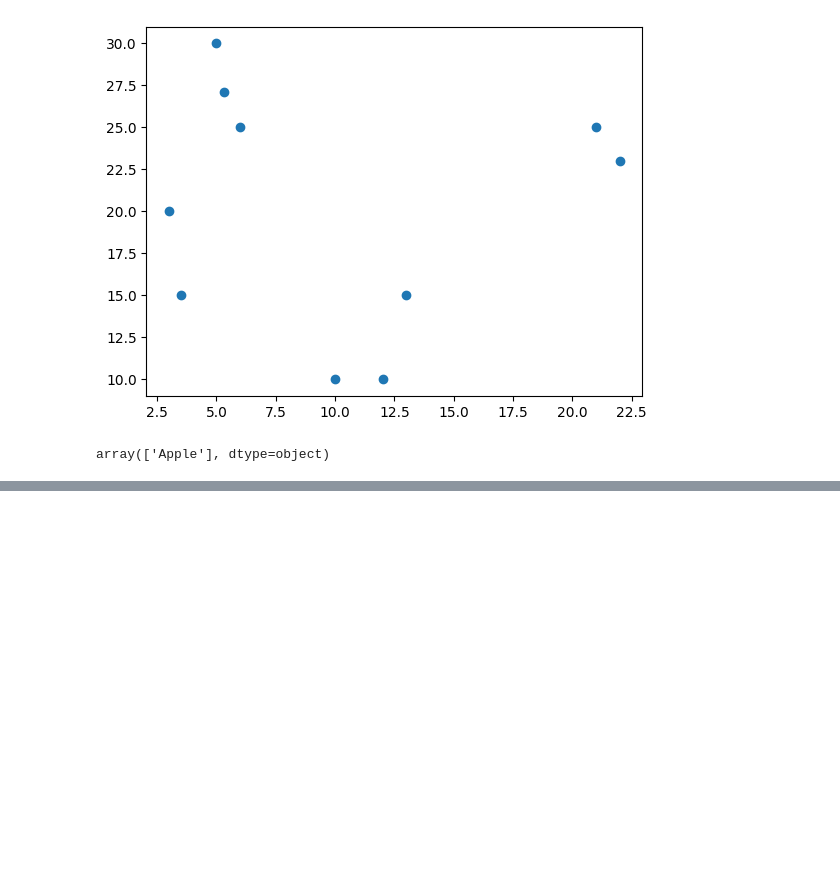
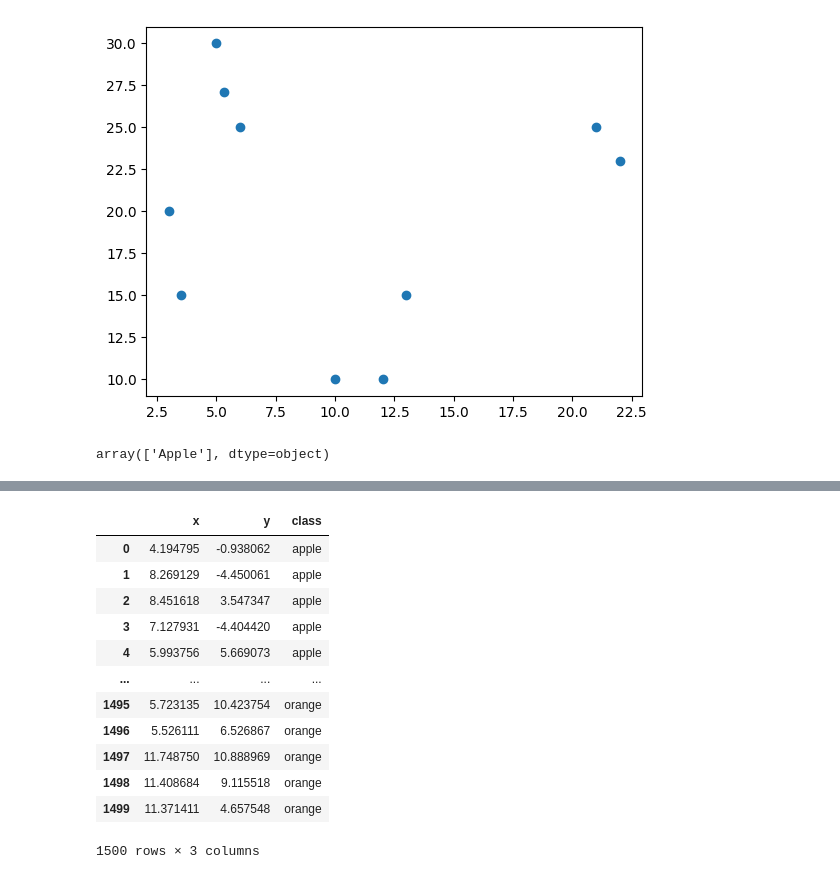
Before and after one commit to nnkrishnakumar/WD_MachineLearning-23-1-2023-, a Jupyter notebook: first.ipynb, the cells around one changed output, grey strips where cells are left out. Saved outputs shown, nothing was run; the diff lists cells and outputs as text; code cells hidden in the pictures; blank space fills up the shorter version.

```diff
--- a/first.ipynb
+++ b/first.ipynb
@@ -234,0 +266,16 @@ array(['Apple'], dtype=object)
+# %%
+df
+# %% [output]
+|  | x | y | class |
+| 0 | 4.194795 | -0.938062 | apple |
+| 1 | 8.269129 | -4.450061 | apple |
+| 2 | 8.451618 | 3.547347 | apple |
+| 3 | 7.127931 | -4.404420 | apple |
+| 4 | 5.993756 | 5.669073 | apple |
+| ... | ... | ... | ... |
+| 1495 | 5.723135 | 10.423754 | orange |
+| 1496 | 5.526111 | 6.526867 | orange |
+| 1497 | 11.748750 | 10.888969 | orange |
+| 1498 | 11.408684 | 9.115518 | orange |
+| 1499 | 11.371411 | 4.657548 | orange |
+1500 rows × 3 columns
```
Also changed, not shown: parts of 42 cells of this notebook, 2 other files.
